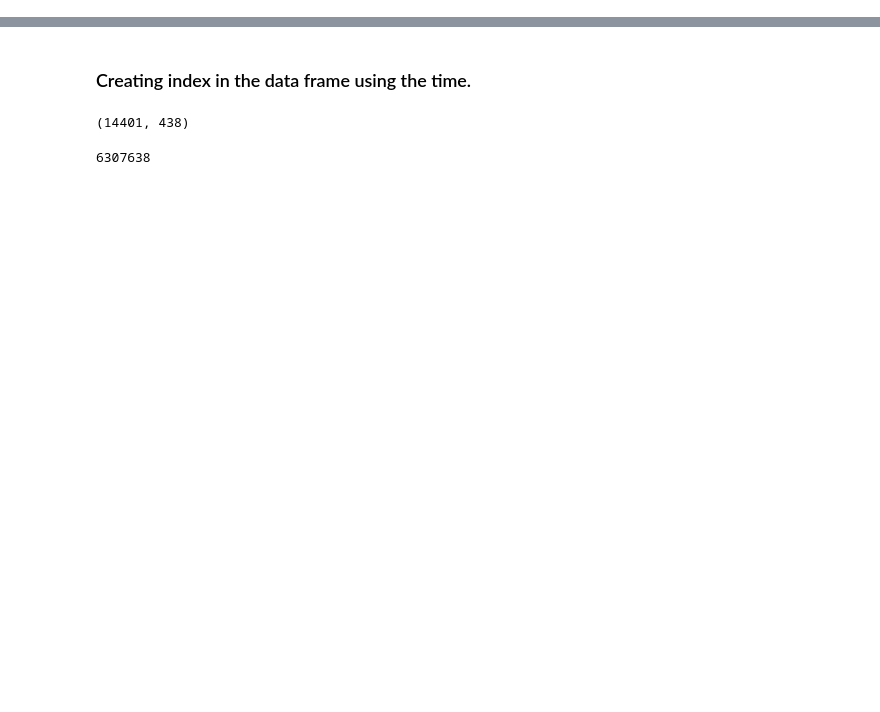
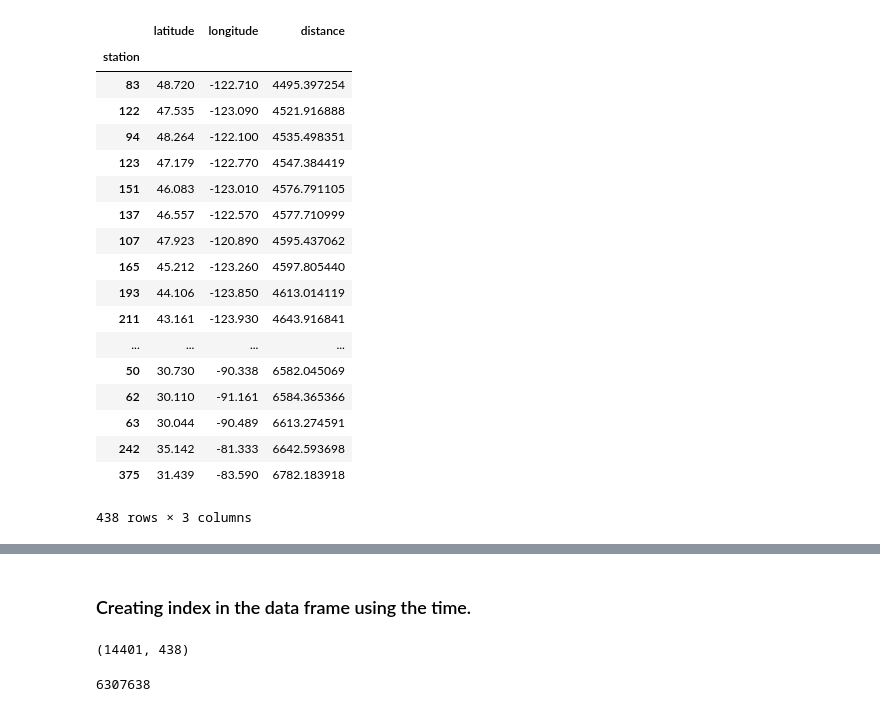
Before and after one commit to pratikshrivastava/DV_PROJECT_FALL2017, a Jupyter notebook: ProjectPart1-Transportable Array Interactive.ipynb, the cells around one changed output, grey strips where cells are left out. Saved outputs shown, nothing was run; the diff lists cells and outputs as text; code cells hidden in the pictures; blank space fills up the shorter version.

```diff
--- a/ProjectPart1-Transportable Array Interactive.ipynb
+++ b/ProjectPart1-Transportable Array Interactive.ipynb
@@ -99,0 +65,39 @@ TypeError: '[  1   2   3   4   5   6   7   8   9  10  11  12  13  14  15  16  17
+# %%
+from haversine import haversine
+
+## lat and long values of the tohuku quake
+tohuku_loc=[38.3,142.4]
+tohuku_loc
+x=[]
+
+
+for i in station:
+    #print(i)
+    x.append(haversine(locations.loc[i], tohuku_loc,miles=True))
+    #dist = haversine(locations.loc[i], tohuku_loc,miles=True)
+# %%
+locations['distance'] =x
+# %%
+location_sort=locations.sort_values('distance')
+# %%
+location_sort
+# %% [output]
+|  | latitude | longitude | distance |
+| station |  |  |  |
+| 83 | 48.720 | -122.710 | 4495.397254 |
+| 122 | 47.535 | -123.090 | 4521.916888 |
+| 94 | 48.264 | -122.100 | 4535.498351 |
+| 123 | 47.179 | -122.770 | 4547.384419 |
+| 151 | 46.083 | -123.010 | 4576.791105 |
+| 137 | 46.557 | -122.570 | 4577.710999 |
+| 107 | 47.923 | -120.890 | 4595.437062 |
+| 165 | 45.212 | -123.260 | 4597.805440 |
+| 193 | 44.106 | -123.850 | 4613.014119 |
+| 211 | 43.161 | -123.930 | 4643.916841 |
+| ... | ... | ... | ... |
+| 50 | 30.730 | -90.338 | 6582.045069 |
+| 62 | 30.110 | -91.161 | 6584.365366 |
+| 63 | 30.044 | -90.489 | 6613.274591 |
+| 242 | 35.142 | -81.333 | 6642.593698 |
+| 375 | 31.439 | -83.590 | 6782.183918 |
+438 rows × 3 columns
```
Also changed, not shown: parts of 12 cells of this notebook.
